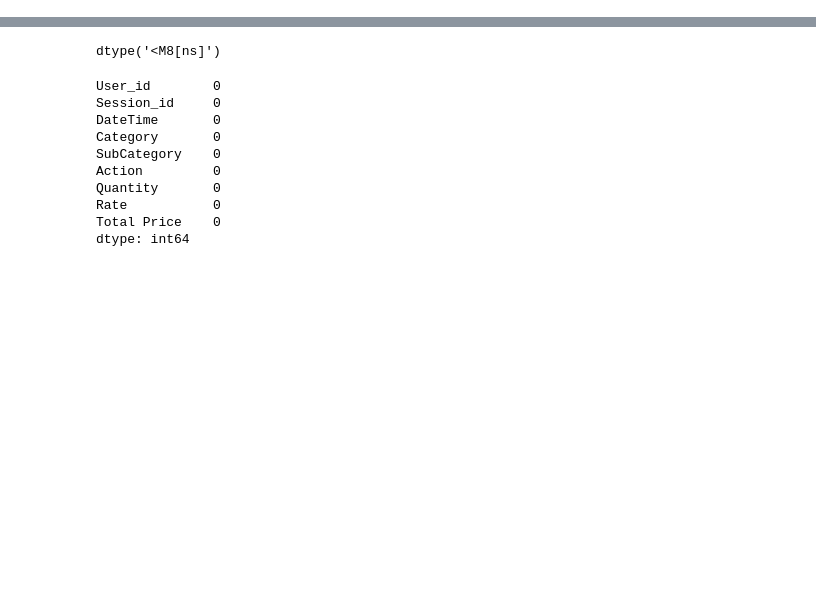
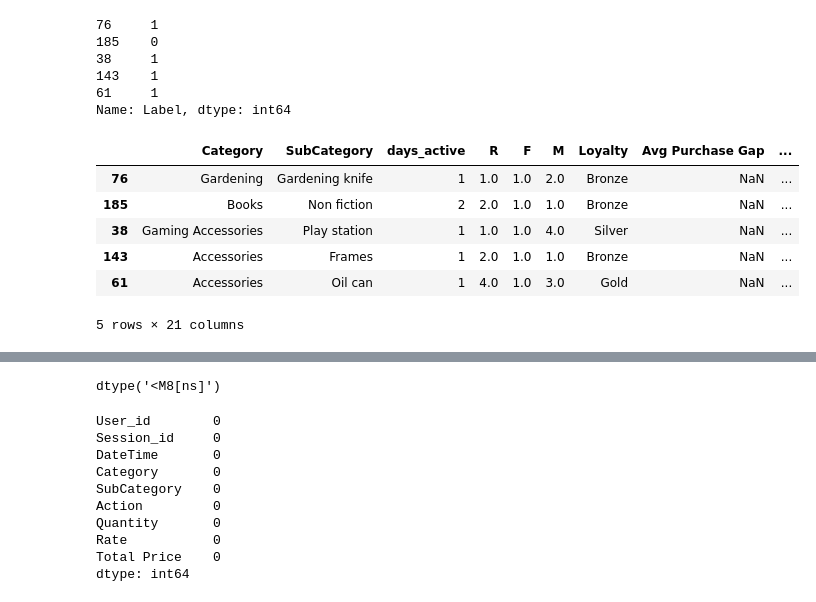
Before and after one commit to prxdyu/customer_propensity_modelling, a Jupyter notebook: artifacts/tester.ipynb, the cells around one changed output, grey strips where cells are left out. Saved outputs shown, nothing was run; the diff lists cells and outputs as text; code cells hidden in the pictures; blank space fills up the shorter version.

```diff
--- a/artifacts/tester.ipynb
+++ b/artifacts/tester.ipynb
@@ -4,0 +44,21 @@ df= pd.read_csv("user_rfm_data.csv")
+# %%
+train_data = pd.concat([x_train, y_train], axis=1)
+# %%
+y_train.head(5)
+# %% [output]
+76     1
+185    0
+38     1
+143    1
+61     1
+Name: Label, dtype: int64
+# %%
+train_data.head(5)
+# %% [output]
+|  | Category | SubCategory | days_active | R | F | M | Loyalty | Avg Purchase Gap | ... |
+| 76 | Gardening | Gardening knife | 1 | 1.0 | 1.0 | 2.0 | Bronze | NaN | ... |
+| 185 | Books | Non fiction | 2 | 2.0 | 1.0 | 1.0 | Bronze | NaN | ... |
+| 38 | Gaming Accessories | Play station | 1 | 1.0 | 1.0 | 4.0 | Silver | NaN | ... |
+| 143 | Accessories | Frames | 1 | 2.0 | 1.0 | 1.0 | Bronze | NaN | ... |
+| 61 | Accessories | Oil can | 1 | 4.0 | 1.0 | 3.0 | Gold | NaN | ... |
+5 rows × 21 columns
```
Also changed, not shown: parts of 9 cells of this notebook, 37 other files.
